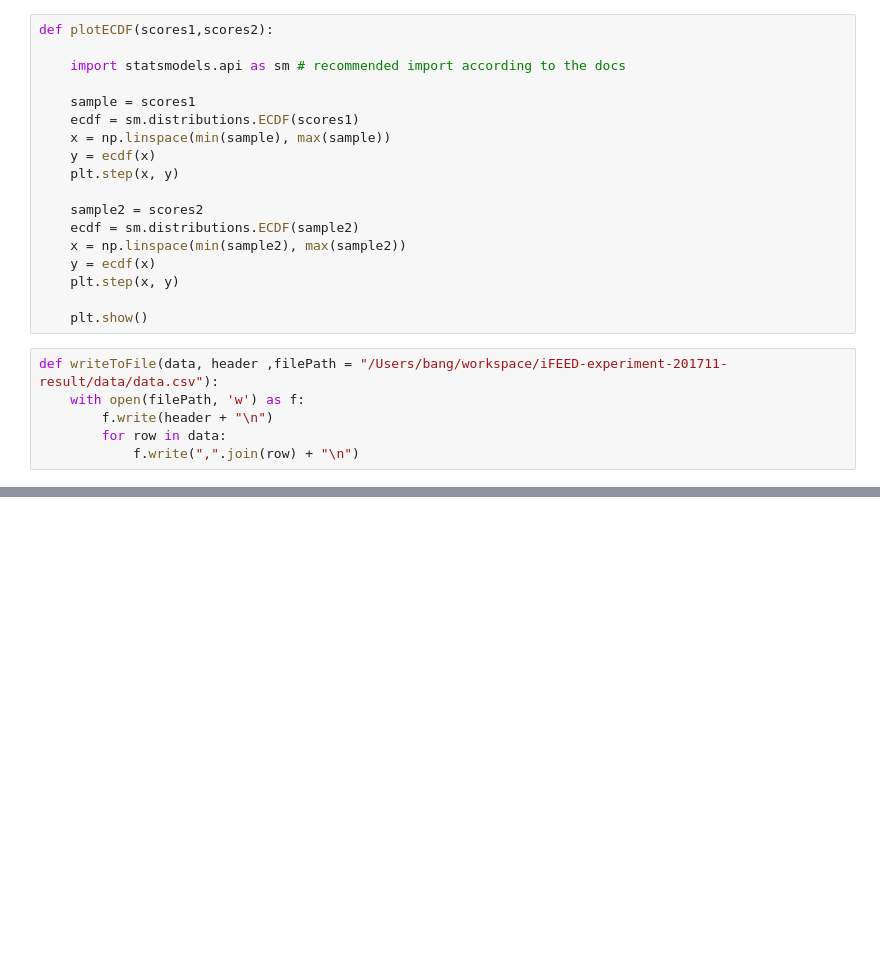
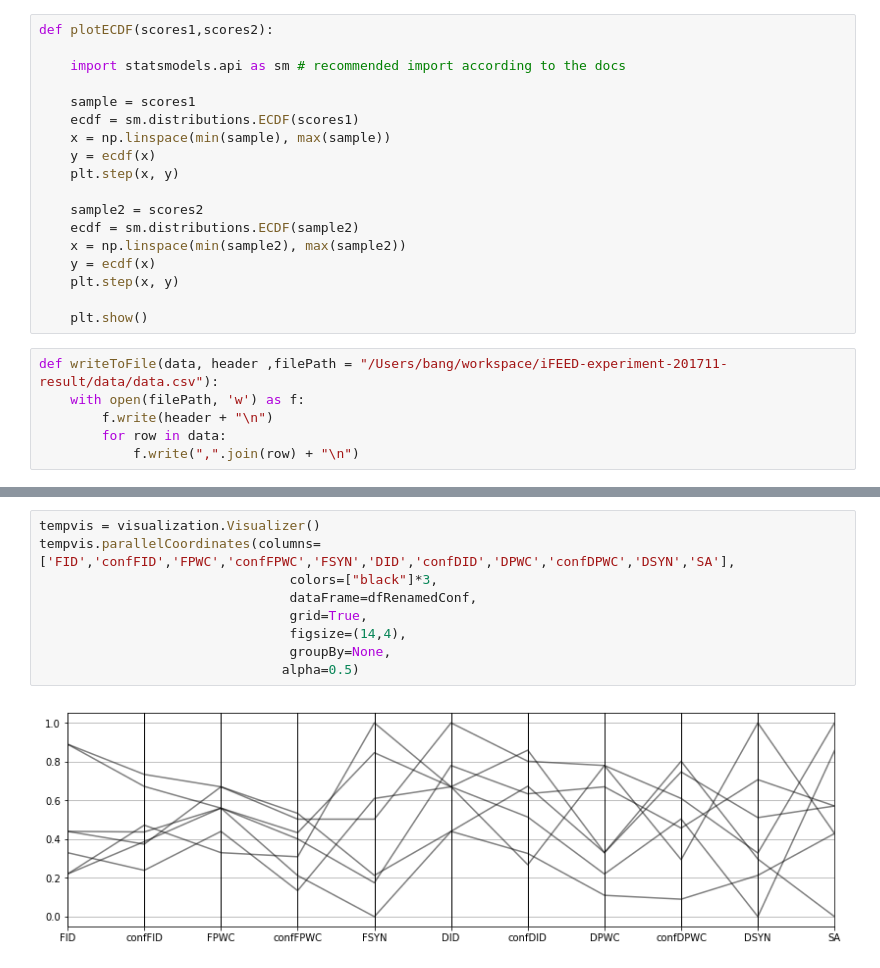
Before and after one commit to hsbang09/iFEED_experiment_result_analysis_2019, a Jupyter notebook: analysis.ipynb, the cells around one changed output, grey strips where cells are left out. Drawn from its saved outputs; the diff is of its cells as text; blank space fills up the shorter version.

```diff
--- a/analysis.ipynb
+++ b/analysis.ipynb
@@ -949,0 +615,11 @@ df.drop(index=3)
+# %%
+tempvis = visualization.Visualizer()
+tempvis.parallelCoordinates(columns=['FID','confFID','FPWC','confFPWC','FSYN','DID','confDID','DPWC','confDPWC','DSYN','SA'],
+                                colors=["black"]*3,
+                                dataFrame=dfRenamedConf,
+                                grid=True,
+                                figsize=(14,4),
+                                groupBy=None,
+                               alpha=0.5)
+# %% [output]
+[figure, added]
```
Also changed, not shown: parts of 124 cells of this notebook, 3 other files.
